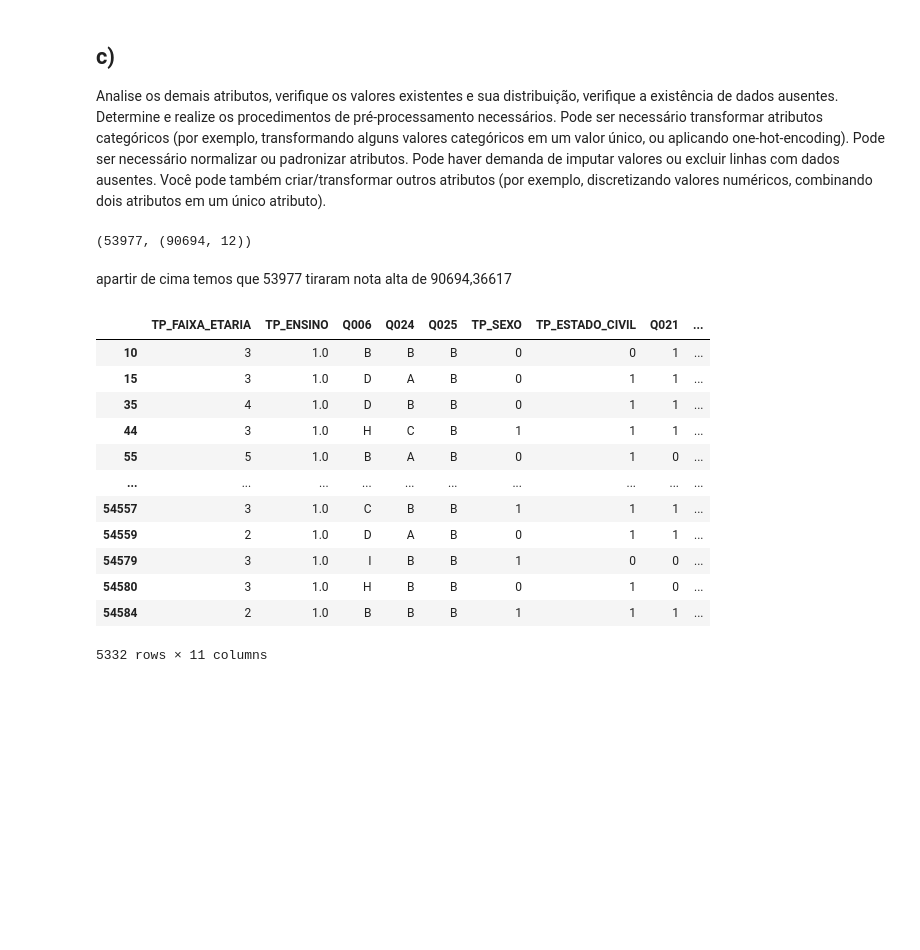
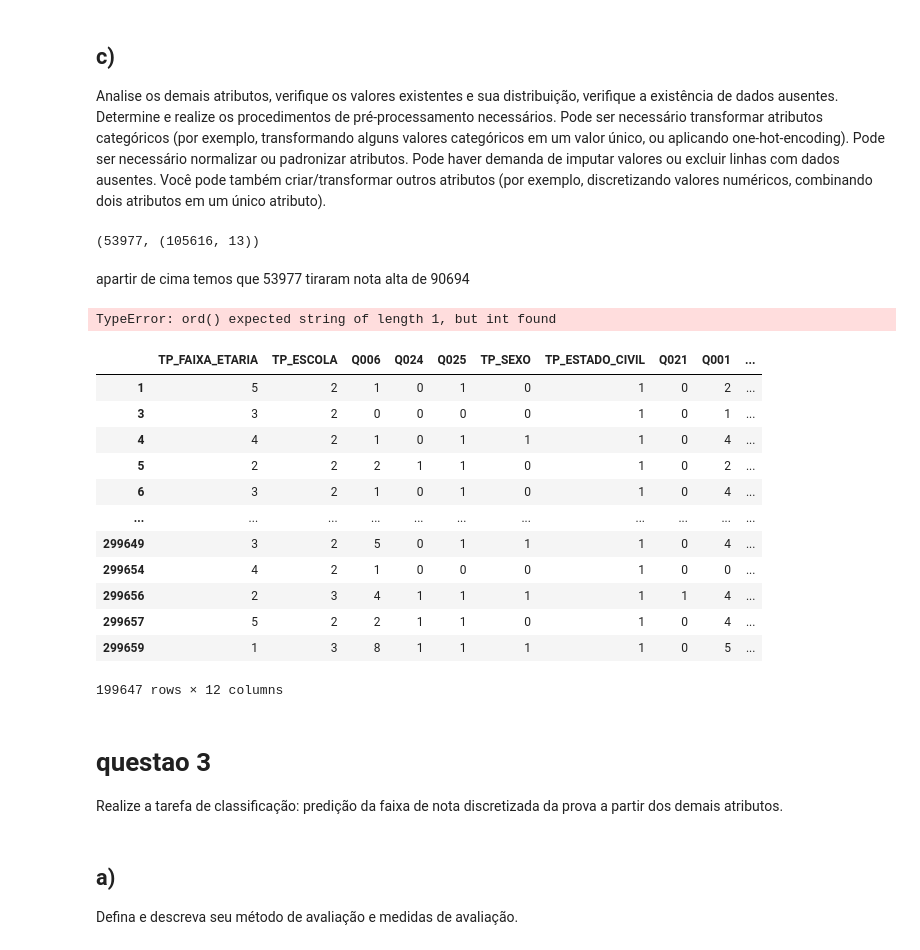
Before and after one commit to denielfer/Micro_dados_enem-2022, a Jupyter notebook: ML.ipynb, the cells around one changed output. Saved outputs shown, nothing was run; the diff lists cells and outputs as text; code cells hidden in the pictures; blank space fills up the shorter version.

Commit message:
questao 3

```diff
--- a/ML.ipynb
+++ b/ML.ipynb
@@ -223,33 +223,43 @@ Name: NU_NOTA_REDACAO, dtype: float64
 
 Analise os demais atributos, verifique os valores existentes e sua distribuição, verifique a existência de dados ausentes. Determine e realize os procedimentos de pré-processamento necessários. Pode ser necessário transformar atributos categóricos (por exemplo, transformando alguns valores categóricos em um valor único, ou aplicando one-hot-encoding). Pode ser necessário normalizar ou padronizar atributos. Pode haver demanda de imputar valores ou excluir linhas com dados ausentes. Você pode também criar/transformar outros atributos (por exemplo, discretizando valores numéricos, combinando dois atributos em um único atributo).
 # %%
-db_.dropna(inplace=True)
-db_['result'].sum(),db_.shape
+db_redação.dropna(inplace=True)
+db_redação['result'].sum(), db_redação.shape
 # %% [output]
-(53977, (90694, 12))
+(53977, (105616, 13))
 # %% [markdown]
-apartir de cima temos que 53977 tiraram nota alta de 90694,36617
+apartir de cima temos que 53977 tiraram nota alta de 90694
 # %%
-db_['TP_SEXO'] = (db_['TP_SEXO'] == 'M')* 1
-db_['Q021'] = (db_['Q021'] == 'A')* 1
-db_.drop(db_[db_['TP_ESTADO_CIVIL'] == 0].index,inplace=True )
-db_.drop(db_[db_['TP_ESCOLA'] == 1].index,inplace=True )
-db_['Q025']= db_['Q025'].apply(lambda x: ord(x) - ord('A'))
-db_['Q024']= db_['Q024'].apply(lambda x: ord(x) - ord('A'))
-db_['Q006']= db_['Q006'].apply(lambda x: ord(x) - ord('A'))
+db_redação['TP_SEXO'] = (db_redação['TP_SEXO'] == 'M')* 1
+db_redação['Q021'] = (db_redação['Q021'] == 'A')* 1
+db_redação.drop(db_redação[db_redação['TP_ESTADO_CIVIL'] == 0].index,inplace=True )
+db_redação.drop(db_redação[db_redação['TP_ESCOLA'] == 1].index,inplace=True )
+db_redação['Q025']= db_redação['Q025'].apply(lambda x: ord(x) - ord('A'))
+db_redação['Q024']= db_redação['Q024'].apply(lambda x: ord(x) - ord('A'))
+db_redação['Q006']= db_redação['Q006'].apply(lambda x: ord(x) - ord('A'))
+# %% [output]
+TypeError: ord() expected string of length 1, but int found
-# %%
-db_
-# %% [output]
-|  | TP_FAIXA_ETARIA | TP_ENSINO | Q006 | Q024 | Q025 | TP_SEXO | TP_ESTADO_CIVIL | Q021 | ... |
-| 10 | 3 | 1.0 | B | B | B | 0 | 0 | 1 | ... |
-| 15 | 3 | 1.0 | D | A | B | 0 | 1 | 1 | ... |
-| 35 | 4 | 1.0 | D | B | B | 0 | 1 | 1 | ... |
-| 44 | 3 | 1.0 | H | C | B | 1 | 1 | 1 | ... |
-| 55 | 5 | 1.0 | B | A | B | 0 | 1 | 0 | ... |
-| ... | ... | ... | ... | ... | ... | ... | ... | ... | ... |
-| 54557 | 3 | 1.0 | C | B | B | 1 | 1 | 1 | ... |
-| 54559 | 2 | 1.0 | D | A | B | 0 | 1 | 1 | ... |
-| 54579 | 3 | 1.0 | I | B | B | 1 | 0 | 0 | ... |
-| 54580 | 3 | 1.0 | H | B | B | 0 | 1 | 0 | ... |
-| 54584 | 2 | 1.0 | B | B | B | 1 | 1 | 1 | ... |
-5332 rows × 11 columns
+# %%
+db_redação
+# %% [output]
+|  | TP_FAIXA_ETARIA | TP_ESCOLA | Q006 | Q024 | Q025 | TP_SEXO | TP_ESTADO_CIVIL | Q021 | Q001 | ... |
+| 1 | 5 | 2 | 1 | 0 | 1 | 0 | 1 | 0 | 2 | ... |
+| 3 | 3 | 2 | 0 | 0 | 0 | 0 | 1 | 0 | 1 | ... |
+| 4 | 4 | 2 | 1 | 0 | 1 | 1 | 1 | 0 | 4 | ... |
+| 5 | 2 | 2 | 2 | 1 | 1 | 0 | 1 | 0 | 2 | ... |
+| 6 | 3 | 2 | 1 | 0 | 1 | 0 | 1 | 0 | 4 | ... |
+| ... | ... | ... | ... | ... | ... | ... | ... | ... | ... | ... |
+| 299649 | 3 | 2 | 5 | 0 | 1 | 1 | 1 | 0 | 4 | ... |
+| 299654 | 4 | 2 | 1 | 0 | 0 | 0 | 1 | 0 | 0 | ... |
+| 299656 | 2 | 3 | 4 | 1 | 1 | 1 | 1 | 1 | 4 | ... |
+| 299657 | 5 | 2 | 2 | 1 | 1 | 0 | 1 | 0 | 4 | ... |
+| 299659 | 1 | 3 | 8 | 1 | 1 | 1 | 1 | 0 | 5 | ... |
+199647 rows × 12 columns
+# %% [markdown]
+# questao 3
+
+Realize a tarefa de classificação: predição da faixa de nota discretizada da prova a partir dos demais atributos.
+# %% [markdown]
+## a)
+
+Defina e descreva seu método de avaliação e medidas de avaliação.
```
Also changed, not shown: parts of 9 cells of this notebook.
